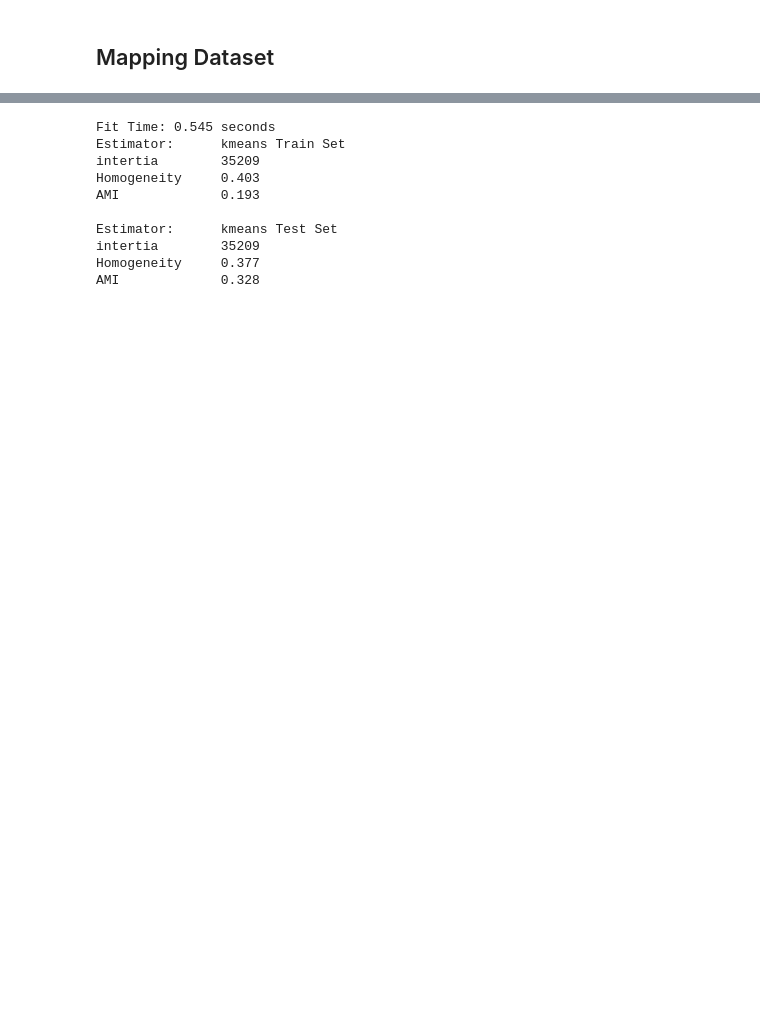
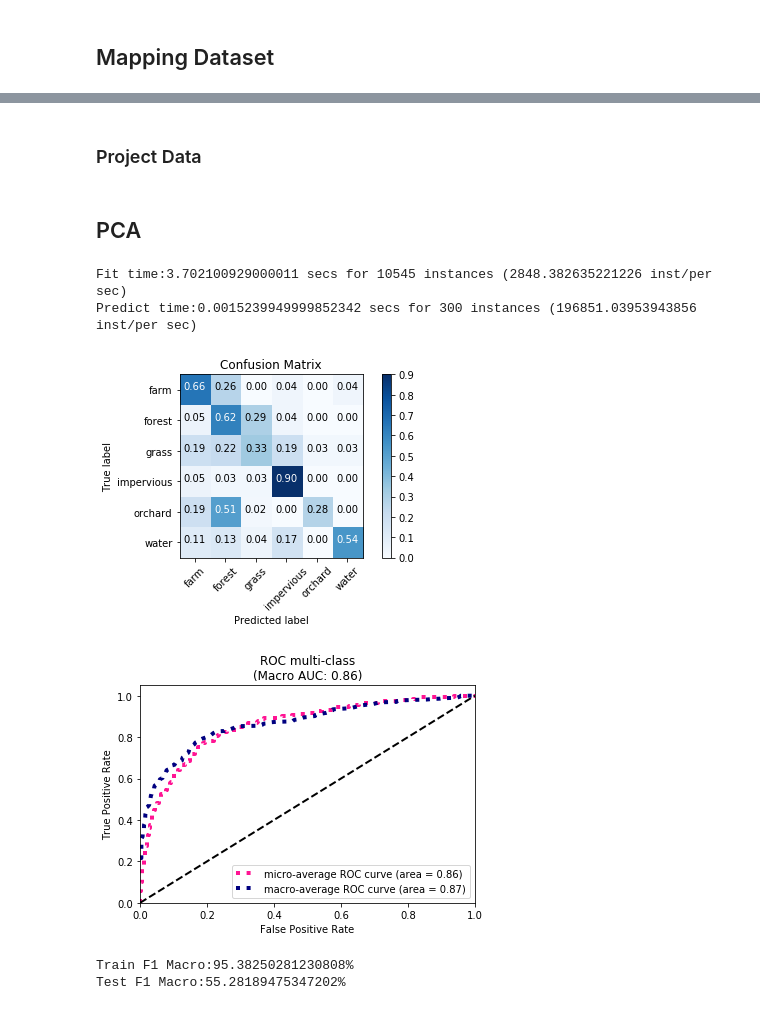
Before and after one commit to albutko/ml_assignment3, a Jupyter notebook: code/NNet Training.ipynb, the cells around one changed output, grey strips where cells are left out. Drawn from its saved outputs; the diff is of its cells as text; code cells hidden in the pictures; blank space fills up the shorter version.

```diff
--- a/code/NNet Training.ipynb
+++ b/code/NNet Training.ipynb
@@ -6,7 +6,7 @@ from timeit import default_timer as timer
 import matplotlib.pyplot as plt
 %matplotlib inline
 
-from sklearn.model_selection import train_test_split
+from sklearn.neural_network import MLPClassifier
 from sklearn.cluster import KMeans
 from sklearn.mixture import GaussianMixture
 from scipy.stats import kurtosis
@@ -17,8 +17,6 @@ from sklearn.feature_selection import SelectFromModel
 from timeit import default_timer as timer
 import matplotlib.pyplot as plt
 %matplotlib inline
-import seaborn as sns
-sns.set()
 
 import warnings
 warnings.simplefilter(action='ignore', category=FutureWarning)
@@ -141,22 +38,2 @@ X_test_tree = selector.transform(X_test)
-# %%
-kmeans = KMeans(n_clusters=8)
-
-t0 = timer()
-kmeans.fit(X_train_tree)
-time = timer() - t0
-print('Fit Time: %.3f seconds' % (time))
-
-bench_kmeans(kmeans, '\tkmeans Train Set',X_train_tree, y_train)
-print()
-bench_kmeans(kmeans, '\tkmeans Test Set',X_test_tree, y_test)
-# %% [output]
-Fit Time: 0.545 seconds
-Estimator:      kmeans Train Set
-intertia        35209
-Homogeneity     0.403
-AMI             0.193
-
-Estimator:      kmeans Test Set
-intertia        35209
-Homogeneity     0.377
-AMI             0.328
+# %% [markdown]
+### Project Data
@@ -162,0 +58,26 @@ AMI             0.328
+# %% [markdown]
+## PCA
+# %%
+clf = MLPClassifier((100,50), alpha=0.1, learning_rate_init=0.01, max_iter=500)
+start = timer()
+clf = clf.fit(X_train_pca, y_train)
+fit_time = timer() - start
+print('Fit time:{} secs for {} instances ({} inst/per sec)'.format(fit_time,y_train.shape[0],y_train.shape[0]/fit_time))
+start = timer()
+y_pred = clf.predict(X_test_pca)
+pred_time = timer() - start
+print('Predict time:{} secs for {} instances ({} inst/per sec)'.format(pred_time,y_test.shape[0],y_test.shape[0]/pred_time))
+plot_confusion_matrix(y_pred, y_test, mapping.get_classes(), normalize=True)
+y_score = clf.predict_proba(X_test_pca)
+
+plot_roc_curve(y_score, y_test, X_test_pca, estimator=clf, classes = mapping.get_classes())
+
+print('Train F1 Macro:{}%'.format(f1_score(y_train,clf.predict(X_train_pca),average='macro',labels=range(len(mapping.get_classes())))*100))
+print('Test F1 Macro:{}%'.format(f1_score(y_test,y_pred,average='macro',labels=range(len(mapping.get_classes())))*100))
+# %% [output]
+Fit time:3.702100929000011 secs for 10545 instances (2848.382635221226 inst/per sec)
+Predict time:0.0015239949999852342 secs for 300 instances (196851.03953943856 inst/per sec)
+[figure, added]
+[figure, added]
+Train F1 Macro:95.38250281230808%
+Test F1 Macro:55.28189475347202%
```
Also changed, not shown: parts of 35 cells of this notebook, 4 other files.
